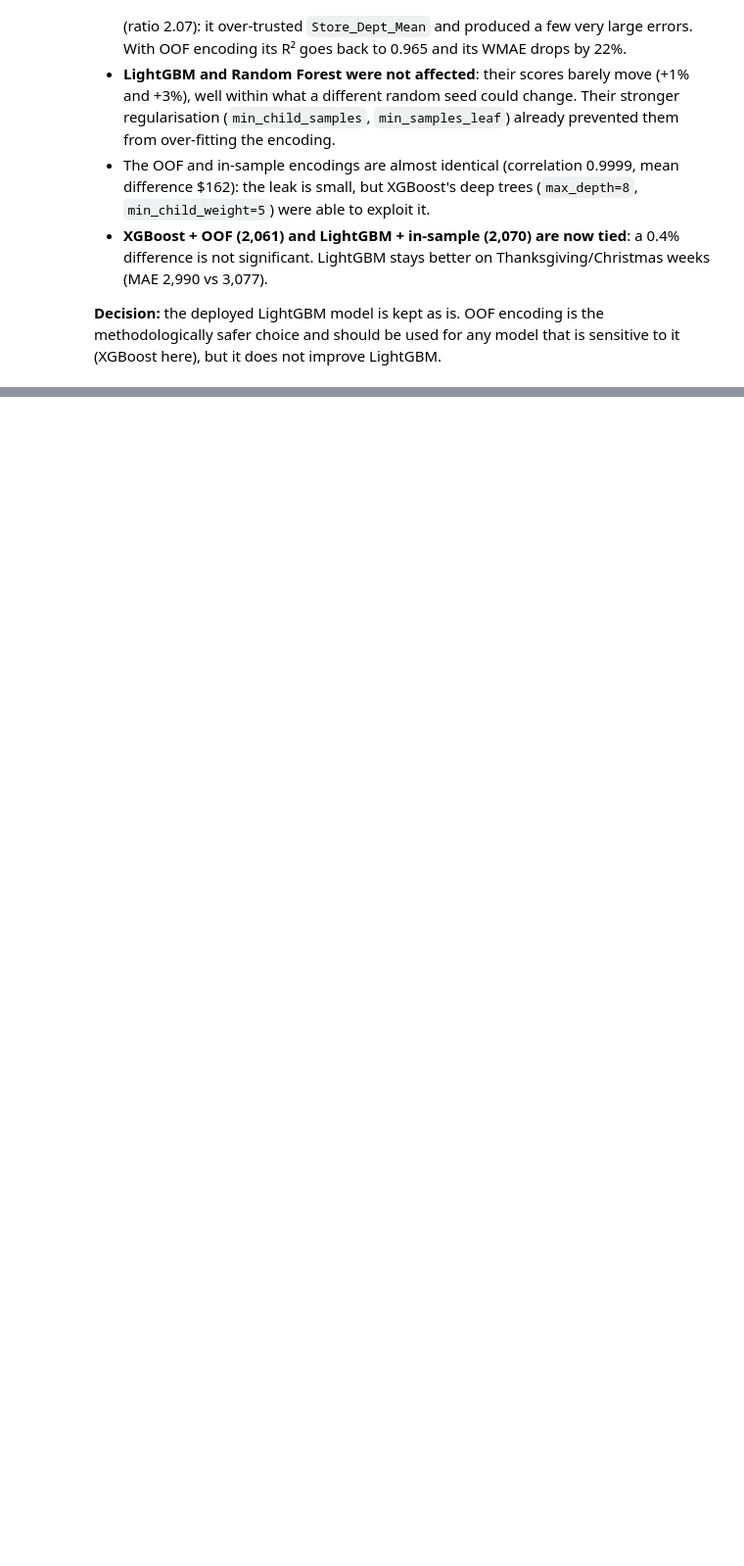
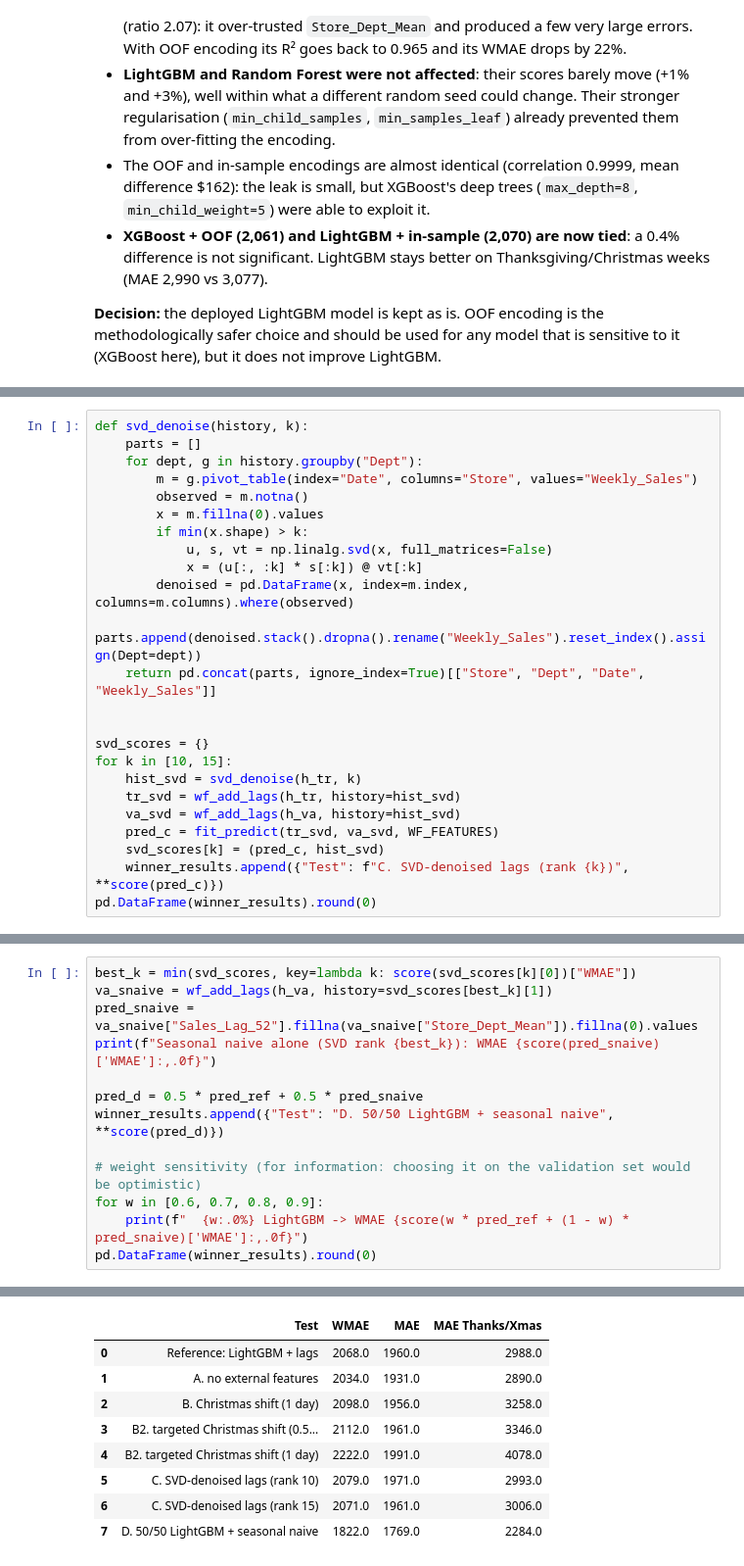
Before and after one commit to kaiokasa/shelfcast, a Jupyter notebook: Notebook_Experiments.ipynb, the cells around one changed output, grey strips where cells are left out. Shown at 98% size. Drawn from its saved outputs; the diff is of its cells as text; blank space fills up the shorter version.

```diff
--- a/Notebook_Experiments.ipynb
+++ b/Notebook_Experiments.ipynb
@@ -467,0 +650,24 @@ pd.DataFrame(lgbm_importance).sort_values("in-sample", ascending=False).head(8).
+# %%
+def svd_denoise(history, k):
+    parts = []
+    for dept, g in history.groupby("Dept"):
+        m = g.pivot_table(index="Date", columns="Store", values="Weekly_Sales")
+        observed = m.notna()
+        x = m.fillna(0).values
+        if min(x.shape) > k:
+            u, s, vt = np.linalg.svd(x, full_matrices=False)
+            x = (u[:, :k] * s[:k]) @ vt[:k]
+        denoised = pd.DataFrame(x, index=m.index, columns=m.columns).where(observed)
+        parts.append(denoised.stack().dropna().rename("Weekly_Sales").reset_index().assign(Dept=dept))
+    return pd.concat(parts, ignore_index=True)[["Store", "Dept", "Date", "Weekly_Sales"]]
+
+
+svd_scores = {}
+for k in [10, 15]:
+    hist_svd = svd_denoise(h_tr, k)
+    tr_svd = wf_add_lags(h_tr, history=hist_svd)
+    va_svd = wf_add_lags(h_va, history=hist_svd)
+    pred_c = fit_predict(tr_svd, va_svd, WF_FEATURES)
+    svd_scores[k] = (pred_c, hist_svd)
+    winner_results.append({"Test": f"C. SVD-denoised lags (rank {k})", **score(pred_c)})
+pd.DataFrame(winner_results).round(0)
@@ -467,0 +687,14 @@ pd.DataFrame(lgbm_importance).sort_values("in-sample", ascending=False).head(8).
+# %%
+best_k = min(svd_scores, key=lambda k: score(svd_scores[k][0])["WMAE"])
+va_snaive = wf_add_lags(h_va, history=svd_scores[best_k][1])
+pred_snaive = va_snaive["Sales_Lag_52"].fillna(va_snaive["Store_Dept_Mean"]).fillna(0).values
+print(f"Seasonal naive alone (SVD rank {best_k}): WMAE {score(pred_snaive)['WMAE']:,.0f}")
+
+pred_d = 0.5 * pred_ref + 0.5 * pred_snaive
+winner_results.append({"Test": "D. 50/50 LightGBM + seasonal naive", **score(pred_d)})
+
+# weight sensitivity (for information: choosing it on the validation set would be optimistic)
+for w in [0.6, 0.7, 0.8, 0.9]:
+    print(f"  {w:.0%} LightGBM -> WMAE {score(w * pred_ref + (1 - w) * pred_snaive)['WMAE']:,.0f}")
+pd.DataFrame(winner_results).round(0)
+# %% [output]
@@ -467,0 +706,9 @@ pd.DataFrame(lgbm_importance).sort_values("in-sample", ascending=False).head(8).
+|  | Test | WMAE | MAE | MAE Thanks/Xmas |
+| 0 | Reference: LightGBM + lags | 2068.0 | 1960.0 | 2988.0 |
+| 1 | A. no external features | 2034.0 | 1931.0 | 2890.0 |
+| 2 | B. Christmas shift (1 day) | 2098.0 | 1956.0 | 3258.0 |
+| 3 | B2. targeted Christmas shift (0.5... | 2112.0 | 1961.0 | 3346.0 |
+| 4 | B2. targeted Christmas shift (1 day) | 2222.0 | 1991.0 | 4078.0 |
+| 5 | C. SVD-denoised lags (rank 10) | 2079.0 | 1971.0 | 2993.0 |
+| 6 | C. SVD-denoised lags (rank 15) | 2071.0 | 1961.0 | 3006.0 |
+| 7 | D. 50/50 LightGBM + seasonal naive | 1822.0 | 1769.0 | 2284.0 |
```
Also changed, not shown: parts of 29 cells of this notebook, 6 other files.
